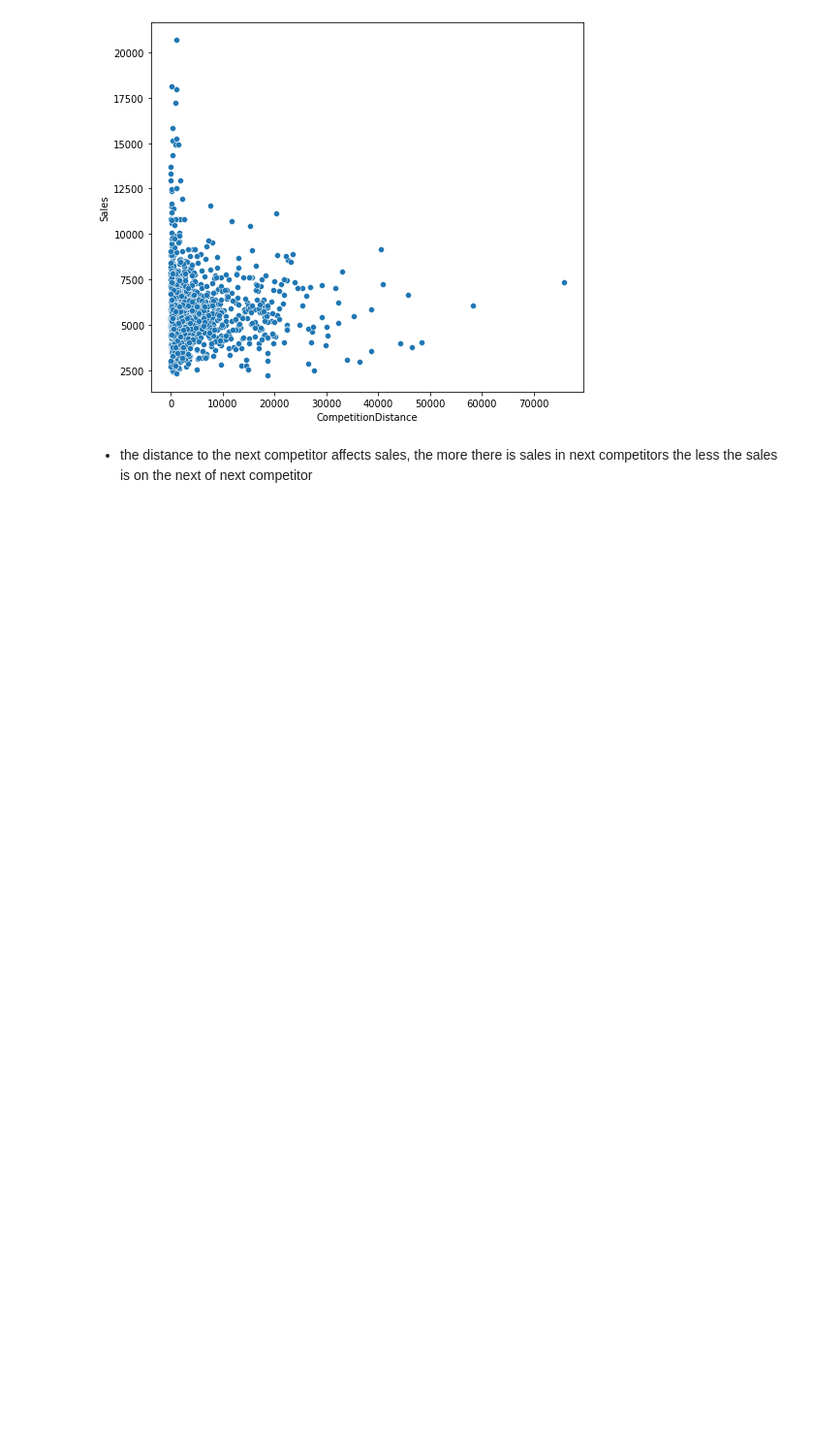
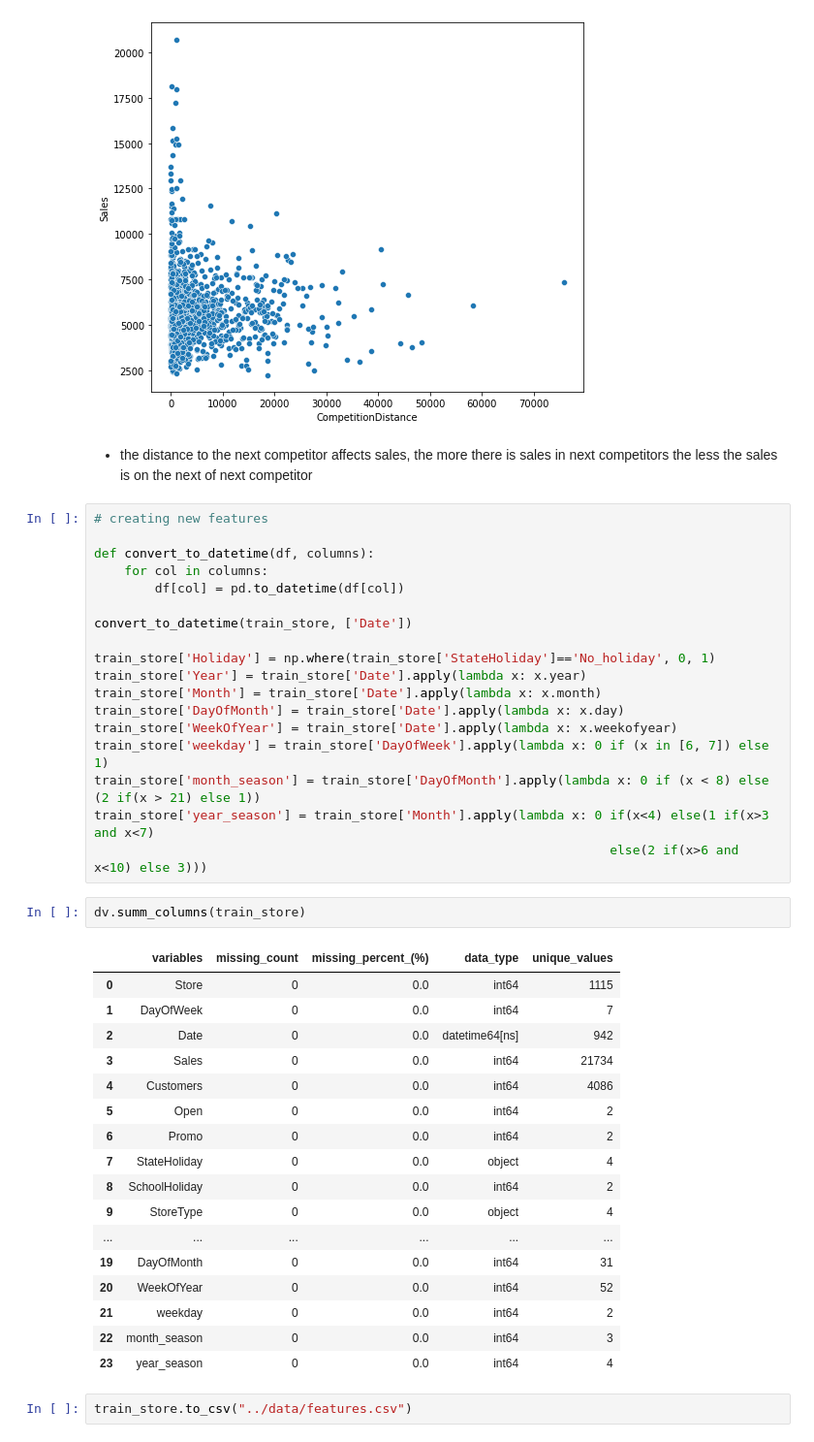
Before and after one commit to sel6/Rosmann_Pharmacy_prediction, a Jupyter notebook: notebooks/EDA.ipynb, the cells around one changed output. Shown: that part at 97% size. Cells and saved outputs as stored; diff of their text form; blank space fills up the shorter version.

```diff
--- a/notebooks/EDA.ipynb
+++ b/notebooks/EDA.ipynb
@@ -259,3 +253,43 @@ plt.show()
 [figure]
 # %% [markdown]
 * the distance to the next competitor affects sales, the more there is sales in next competitors the less the sales is on the next of next competitor
+# %%
+# creating new features
+
+def convert_to_datetime(df, columns):
+    for col in columns:
+        df[col] = pd.to_datetime(df[col])
+
+convert_to_datetime(train_store, ['Date'])
+
+train_store['Holiday'] = np.where(train_store['StateHoliday']=='No_holiday', 0, 1)
+train_store['Year'] = train_store['Date'].apply(lambda x: x.year)
+train_store['Month'] = train_store['Date'].apply(lambda x: x.month)
+train_store['DayOfMonth'] = train_store['Date'].apply(lambda x: x.day)
+train_store['WeekOfYear'] = train_store['Date'].apply(lambda x: x.weekofyear)
+train_store['weekday'] = train_store['DayOfWeek'].apply(lambda x: 0 if (x in [6, 7]) else 1)
+train_store['month_season'] = train_store['DayOfMonth'].apply(lambda x: 0 if (x < 8) else (2 if(x > 21) else 1))
+train_store['year_season'] = train_store['Month'].apply(lambda x: 0 if(x<4) else(1 if(x>3 and x<7)
+                                                                    else(2 if(x>6 and x<10) else 3)))
+# %%
+dv.summ_columns(train_store)
+# %% [output]
+|  | variables | missing_count | missing_percent_(%) | data_type | unique_values |
+| 0 | Store | 0 | 0.0 | int64 | 1115 |
+| 1 | DayOfWeek | 0 | 0.0 | int64 | 7 |
+| 2 | Date | 0 | 0.0 | datetime64[ns] | 942 |
+| 3 | Sales | 0 | 0.0 | int64 | 21734 |
+| 4 | Customers | 0 | 0.0 | int64 | 4086 |
+| 5 | Open | 0 | 0.0 | int64 | 2 |
+| 6 | Promo | 0 | 0.0 | int64 | 2 |
+| 7 | StateHoliday | 0 | 0.0 | object | 4 |
+| 8 | SchoolHoliday | 0 | 0.0 | int64 | 2 |
+| 9 | StoreType | 0 | 0.0 | object | 4 |
+| ... | ... | ... | ... | ... | ... |
+| 19 | DayOfMonth | 0 | 0.0 | int64 | 31 |
+| 20 | WeekOfYear | 0 | 0.0 | int64 | 52 |
+| 21 | weekday | 0 | 0.0 | int64 | 2 |
+| 22 | month_season | 0 | 0.0 | int64 | 3 |
+| 23 | year_season | 0 | 0.0 | int64 | 4 |
+# %%
+train_store.to_csv("../data/features.csv")
```
Also changed, not shown: parts of 10 cells of this notebook.
